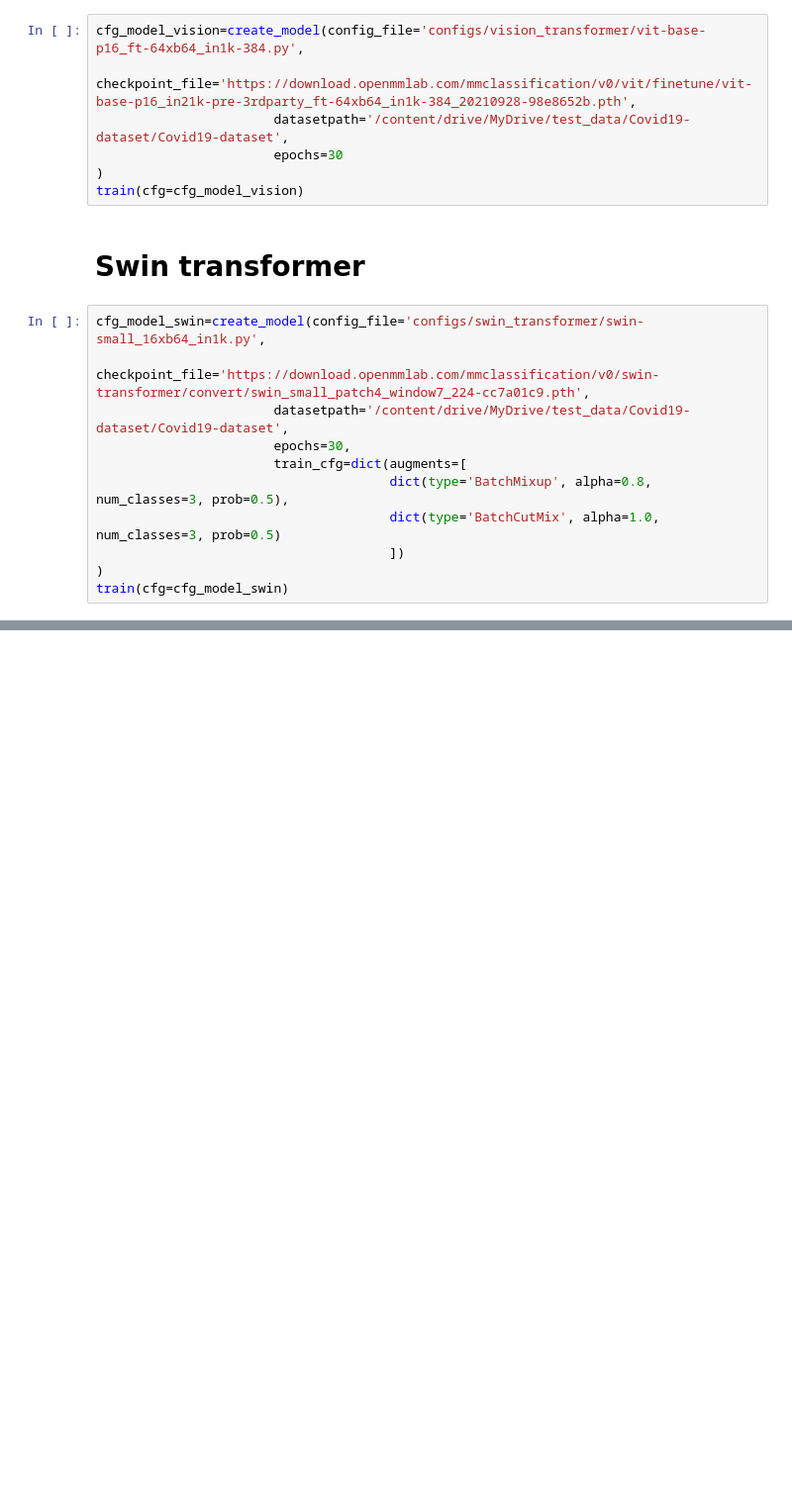
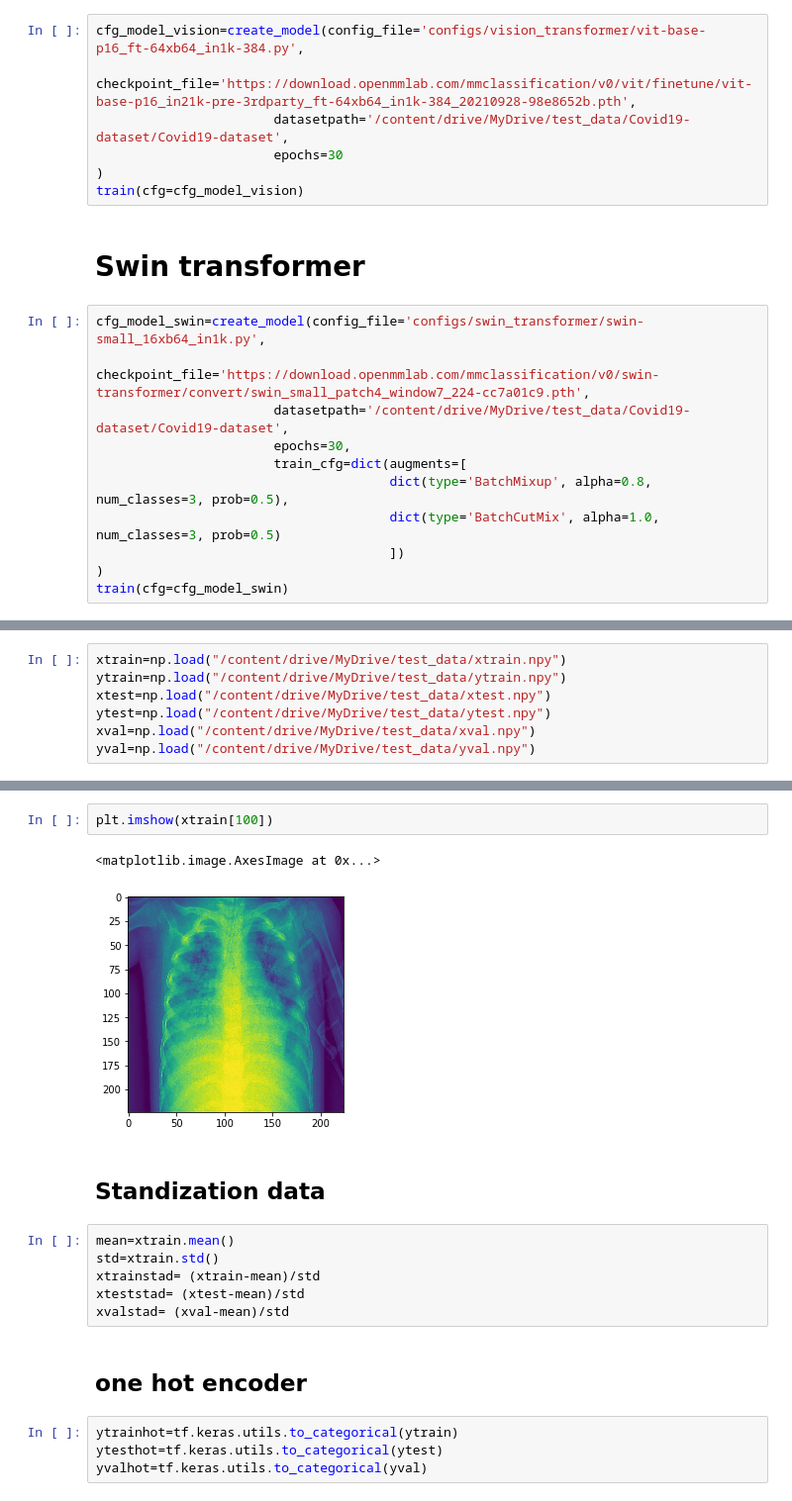
Before and after one commit to saleh1312/Electo-pi-projects, a Jupyter notebook: mmclassification_models.ipynb, the cells around one changed output, grey strips where cells are left out. Shown at 99% size. Cells and saved outputs as stored; diff of their text form; blank space fills up the shorter version.

```diff
--- a/mmclassification_models.ipynb
+++ b/mmclassification_models.ipynb
@@ -162,0 +196,7 @@ train(cfg=cfg_model_swin)
+# %%
+xtrain=np.load("/content/drive/MyDrive/test_data/xtrain.npy")
+ytrain=np.load("/content/drive/MyDrive/test_data/ytrain.npy")
+xtest=np.load("/content/drive/MyDrive/test_data/xtest.npy")
+ytest=np.load("/content/drive/MyDrive/test_data/ytest.npy")
+xval=np.load("/content/drive/MyDrive/test_data/xval.npy")
+yval=np.load("/content/drive/MyDrive/test_data/yval.npy")
@@ -162,0 +225,19 @@ train(cfg=cfg_model_swin)
+# %%
+plt.imshow(xtrain[100])
+# %% [output]
+<matplotlib.image.AxesImage at 0x...>
+[figure, added]
+# %% [markdown]
+## Standization data
+# %%
+mean=xtrain.mean()
+std=xtrain.std()
+xtrainstad= (xtrain-mean)/std
+xteststad= (xtest-mean)/std
+xvalstad= (xval-mean)/std
+# %% [markdown]
+## one hot encoder
+# %%
+ytrainhot=tf.keras.utils.to_categorical(ytrain)
+ytesthot=tf.keras.utils.to_categorical(ytest)
+yvalhot=tf.keras.utils.to_categorical(yval)
```
Also changed, not shown: parts of 23 cells of this notebook.
